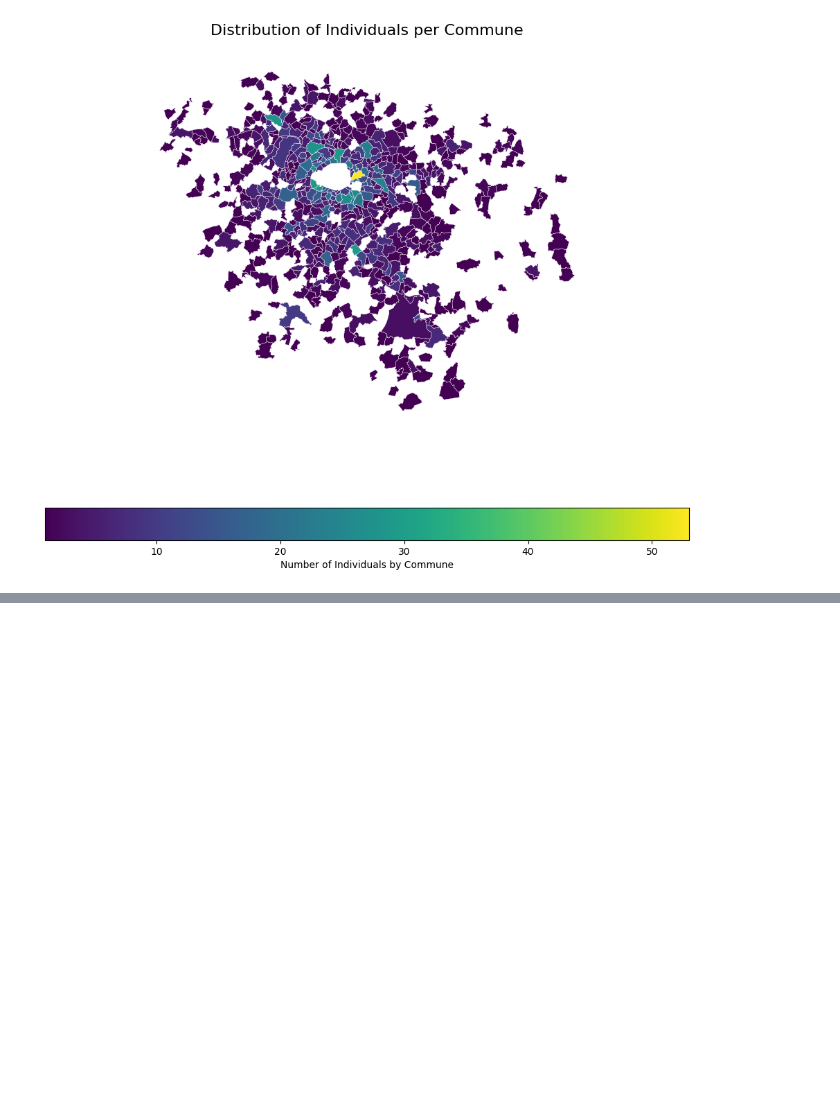
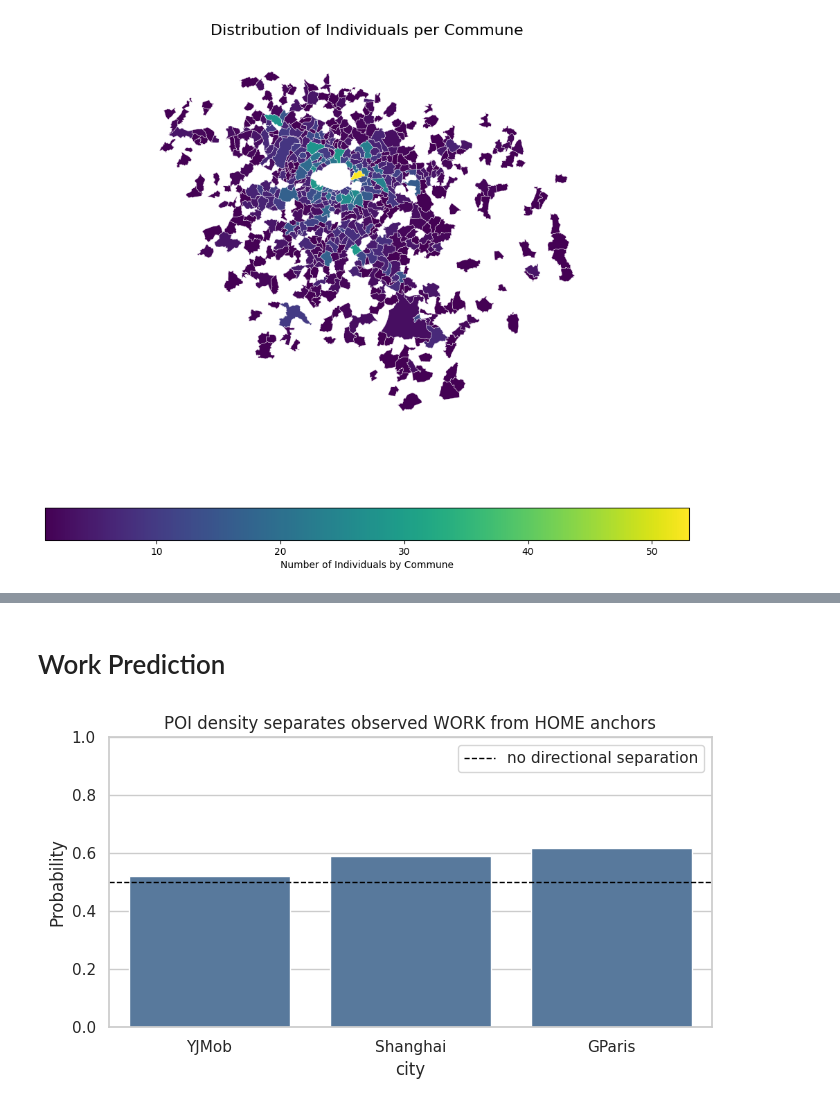
Before and after one commit to gefgu/citybehavex, a Jupyter notebook: notebooks/00_ile_de_france_exploration/03_home_locations_individuals.ipynb, the cells around one changed output, grey strips where cells are left out. Cells and saved outputs as stored; diff of their text form; code cells hidden in the pictures; blank space fills up the shorter version.

```diff
--- a/notebooks/00_ile_de_france_exploration/03_home_locations_individuals.ipynb
+++ b/notebooks/00_ile_de_france_exploration/03_home_locations_individuals.ipynb
@@ -449,0 +695,19 @@ Large `simulation_anchor_logic` medians or upper tails relative to `observed` in
+# %% [markdown]
+# Work Prediction
+# %%
+# WORK is predicted directly from POI density. HOME is now selected after
+# WORK, from building-backed candidates under the commute-distance prior.
+fig, ax = plt.subplots(figsize=(7, 4))
+sns.barplot(
+    data=poi_density_summary, x="city",
+    y="P(random WORK density > random HOME density)", ax=ax,
+    color="#4c78a8",
+)
+ax.axhline(0.5, color="black", linestyle="--", linewidth=1, label="no directional separation")
+ax.set_ylim(0, 1)
+ax.set_ylabel("Probability")
+ax.set_title("POI density separates observed WORK from HOME anchors")
+ax.legend()
+plt.tight_layout()
+# %% [output]
+[figure, added]
```
Also changed, not shown: parts of 18 cells of this notebook, 6 other files.
